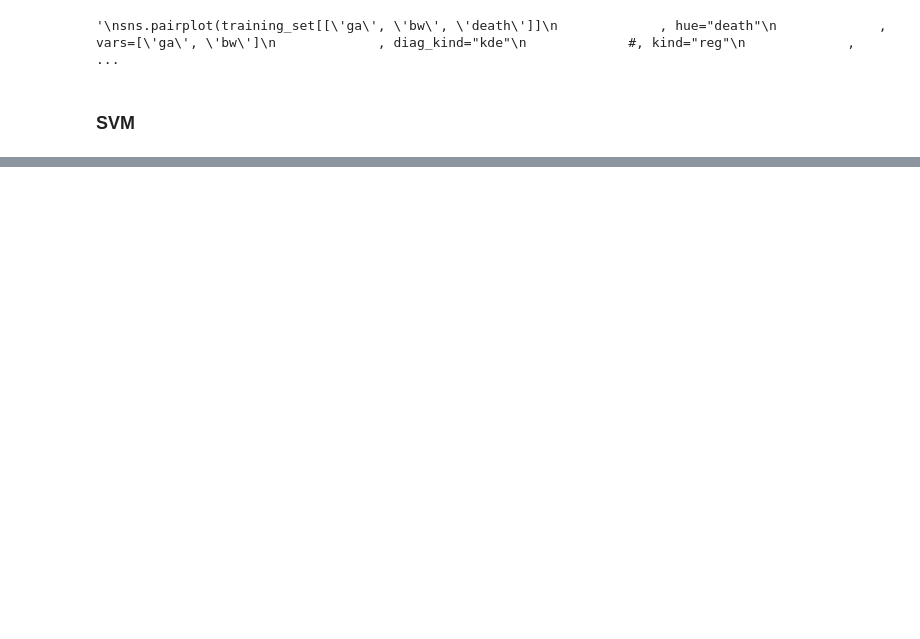
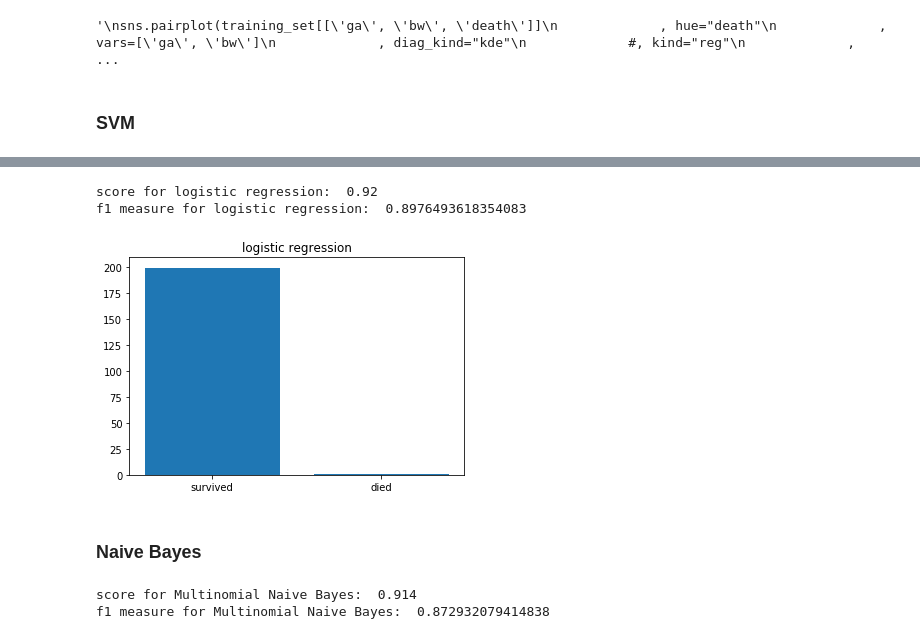
Before and after one commit to MaximilianProll/statgen, a Jupyter notebook: notebook.ipynb, the cells around one changed output, grey strips where cells are left out. Cells and saved outputs as stored; diff of their text form; code cells hidden in the pictures; blank space fills up the shorter version.

```diff
--- a/notebook.ipynb
+++ b/notebook.ipynb
@@ -65,0 +114,30 @@ plt.show()
+# %%
+LogReg = LogisticRegression()
+LogReg.fit(training_data_stand, training_labels)
+print('score for logistic regression: ', LogReg.score(training_data_stand, training_labels))
+print('f1 measure for logistic regression: ', f1_score(training_labels, LogReg.predict(training_data_stand),
+                                                  average='weighted'))
+p = LogReg.predict(test_data_stand)
+# %% [output]
+score for logistic regression:  0.92
+f1 measure for logistic regression:  0.8976493618354083
+# %%
+classes, distribution = np.unique(p, return_counts=True)
+plt.bar(classes, distribution)
+plt.title('logistic regression')
+plt.xticks(classes, ["survived", "died"])
+plt.show()
+# %% [output]
+[figure, added]
+# %% [markdown]
+### Naive Bayes
+# %%
+MNB = MultinomialNB()
+MNB.fit(training_data_minmax, training_labels)
+print('score for Multinomial Naive Bayes: ', MNB.score(training_data_minmax, training_labels))
+print('f1 measure for Multinomial Naive Bayes: ', f1_score(training_labels, MNB.predict(training_data_minmax),
+                                                  average='weighted'))
+p = MNB.predict(test_data_minmax)
+# %% [output]
+score for Multinomial Naive Bayes:  0.914
+f1 measure for Multinomial Naive Bayes:  0.872932079414838
```
Also changed, not shown: parts of 14 cells of this notebook.
